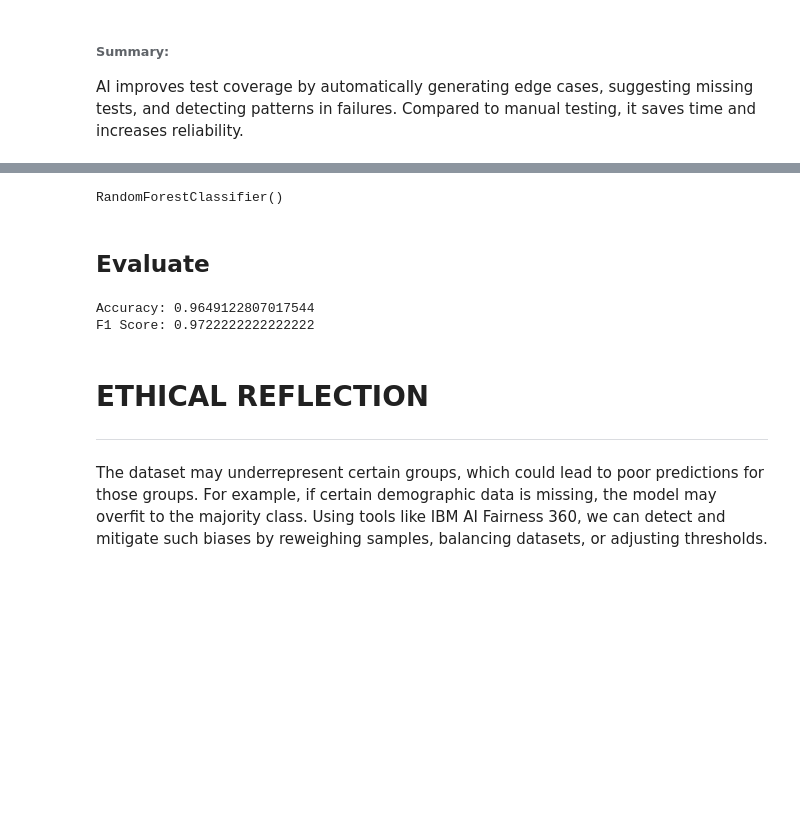
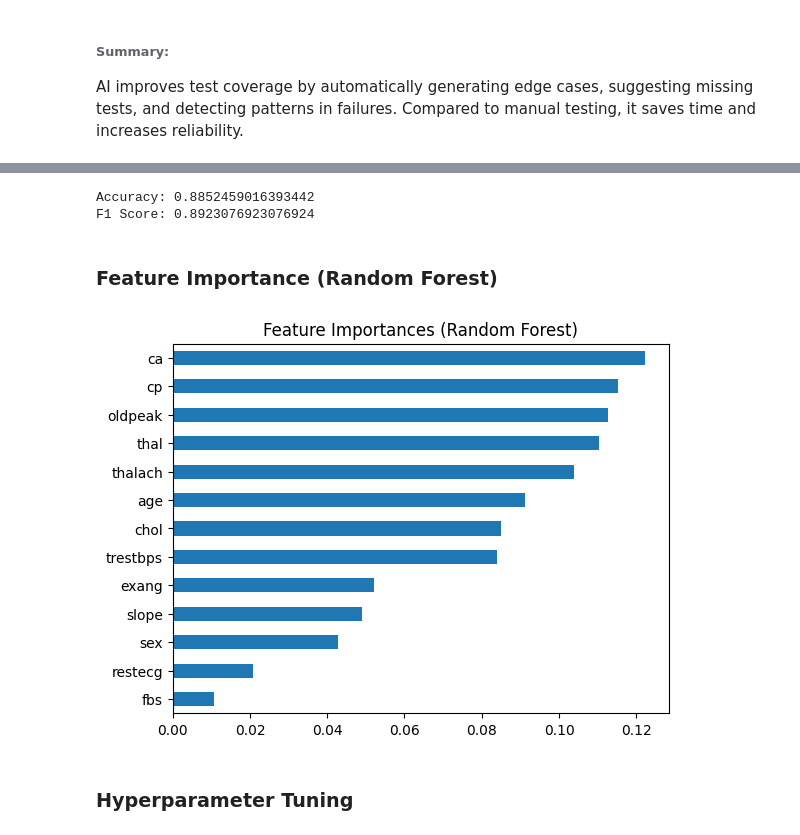
Before and after one commit to Wmunga/group-47-week-4, a Jupyter notebook: week_4_assignment.ipynb, the cells around one changed output, grey strips where cells are left out. Cells and saved outputs as stored; diff of their text form; code cells hidden in the pictures; blank space fills up the shorter version.

```diff
--- a/week_4_assignment.ipynb
+++ b/week_4_assignment.ipynb
@@ -139,0 +269,2 @@ AI improves test coverage by automatically generating edge cases, suggesting mis
+# %%
+df['target'] = df['target'].apply(lambda x: 1 if x > 0 else 0)
@@ -140,14 +273,9 @@ AI improves test coverage by automatically generating edge cases, suggesting mis
 # %%
-from sklearn.datasets import load_breast_cancer
-import pandas as pd
 from sklearn.model_selection import train_test_split
-from sklearn.ensemble import RandomForestClassifier
-from sklearn.metrics import accuracy_score, f1_score
 
-# Load dataset
-data = load_breast_cancer()
-X = pd.DataFrame(data.data, columns=data.feature_names)
-y = pd.Series(data.target)
+X = df.drop("target", axis=1)
+y = df["target"]
 
-# Split
-X_train, X_test, y_train, y_test = train_test_split(X, y, test_size=0.2, random_state=42)
+X_train, X_test, y_train, y_test = train_test_split(
+    X, y, test_size=0.2, random_state=42
+)
@@ -166,23 +284,30 @@ dict_keys(['data', 'target', 'frame', 'target_names', 'DESCR', 'feature_names',
-# %%
-model = RandomForestClassifier()
-model.fit(X_train, y_train)
-# %% [output]
-RandomForestClassifier()
-# %% [markdown]
-## Evaluate
-# %%
-y_pred = model.predict(X_test)
-
-acc = accuracy_score(y_test, y_pred)
-f1 = f1_score(y_test, y_pred)
-
-print(f"Accuracy: {acc}")
-print(f"F1 Score: {f1}")
-# %% [output]
-Accuracy: 0.9649122807017544
-F1 Score: 0.9722222222222222
-# %% [markdown]
-# ETHICAL REFLECTION
----
-The dataset may underrepresent certain groups, which could lead to poor predictions for those groups. For example, if certain demographic data is missing, the model may overfit to the majority class.
-Using tools like IBM AI Fairness 360, we can detect and mitigate such biases by reweighing samples, balancing datasets, or adjusting thresholds.
+# %%
+from sklearn.linear_model import LogisticRegression
+from sklearn.metrics import accuracy_score, f1_score
+
+lr = LogisticRegression(max_iter=1000)
+lr.fit(X_train, y_train)
+y_pred = lr.predict(X_test)
+
+print("Accuracy:", accuracy_score(y_test, y_pred))
+print("F1 Score:", f1_score(y_test, y_pred))
+# %% [output]
+Accuracy: 0.8852459016393442
+F1 Score: 0.8923076923076924
+# %% [markdown]
+### Feature Importance (Random Forest)
+# %%
+from sklearn.ensemble import RandomForestClassifier
+import matplotlib.pyplot as plt
+
+rf = RandomForestClassifier()
+rf.fit(X_train, y_train)
+
+feat_importances = pd.Series(rf.feature_importances_, index=X.columns)
+feat_importances.sort_values().plot(kind='barh')
+plt.title("Feature Importances (Random Forest)")
+plt.show()
+# %% [output]
+[figure, added]
+# %% [markdown]
+### Hyperparameter Tuning
```
Also changed, not shown: parts of 21 cells of this notebook.
